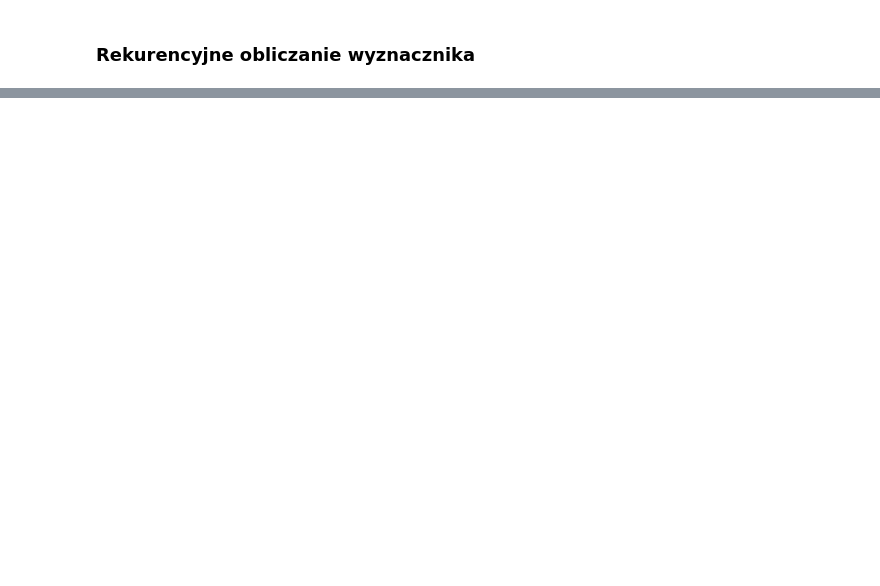
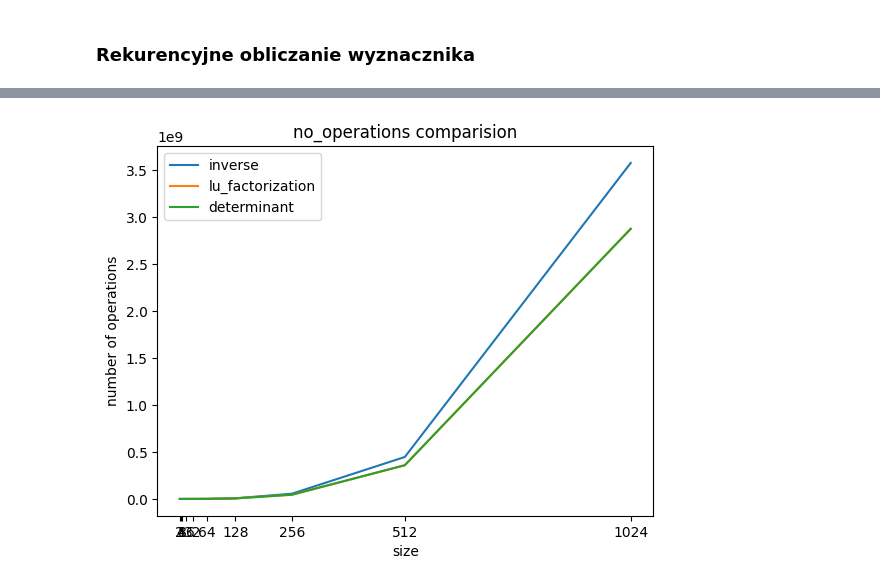
Before and after one commit to MicelloK/matrix-aglorithms, a Jupyter notebook: lab2/lab2.ipynb, the cells around one changed output, grey strips where cells are left out. Drawn from its saved outputs; the diff is of its cells as text; code cells hidden in the pictures; blank space fills up the shorter version.

```diff
--- a/lab2/lab2.ipynb
+++ b/lab2/lab2.ipynb
@@ -190,0 +233,10 @@ Number of operations: 28
+# %%
+plt.plot(sizes, res_operations)
+plt.title("no_operations comparision")
+plt.xlabel("size")
+plt.ylabel("number of operations")
+plt.xticks(sizes)
+plt.legend(("inverse", "lu_factorization", "determinant"))
+plt.show()
+# %% [output]
+[figure, added]
```
Also changed, not shown: parts of 15 cells of this notebook.
